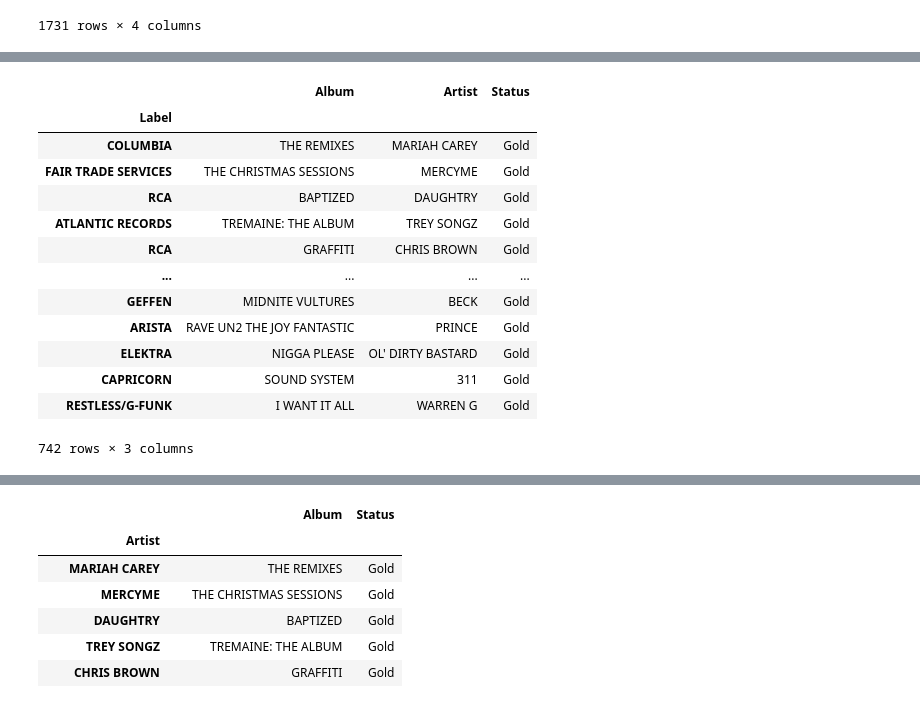
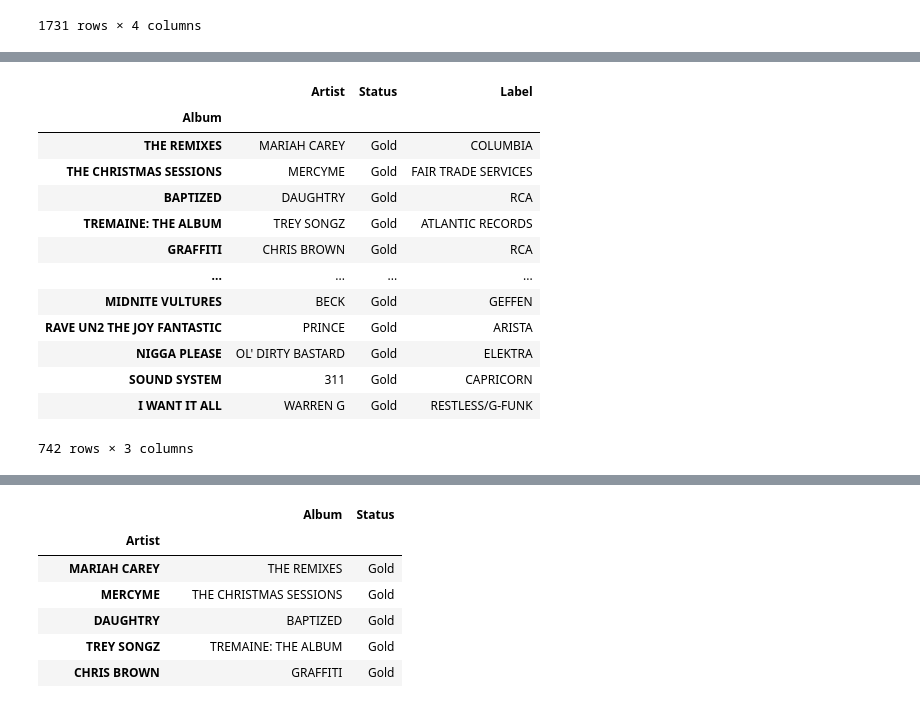
Before and after one commit to samipete/Project-1, a Jupyter notebook: RIAA analysis .ipynb, the cells around one changed output, grey strips where cells are left out. Saved outputs shown, nothing was run; the diff lists cells and outputs as text; code cells hidden in the pictures.

Commit message:
pushing gold cert graphs based on artists and labels

```diff
--- a/RIAA analysis .ipynb
+++ b/RIAA analysis .ipynb
@@ -248,22 +248,22 @@ plt.show()
 # %%
-index=riaa.set_index(["Label"])
+index=riaa.set_index(["Album"])
 index
 test=index["Status"]=="Gold"
 test
 df=index.loc[test[:]]
 df
 # %% [output]
-|  | Album | Artist | Status |
-| Label |  |  |  |
-| COLUMBIA | THE REMIXES | MARIAH CAREY | Gold |
-| FAIR TRADE SERVICES | THE CHRISTMAS SESSIONS | MERCYME | Gold |
-| RCA | BAPTIZED | DAUGHTRY | Gold |
-| ATLANTIC RECORDS | TREMAINE: THE ALBUM | TREY SONGZ | Gold |
-| RCA | GRAFFITI | CHRIS BROWN | Gold |
+|  | Artist | Status | Label |
+| Album |  |  |  |
+| THE REMIXES | MARIAH CAREY | Gold | COLUMBIA |
+| THE CHRISTMAS SESSIONS | MERCYME | Gold | FAIR TRADE SERVICES |
+| BAPTIZED | DAUGHTRY | Gold | RCA |
+| TREMAINE: THE ALBUM | TREY SONGZ | Gold | ATLANTIC RECORDS |
+| GRAFFITI | CHRIS BROWN | Gold | RCA |
 | ... | ... | ... | ... |
-| GEFFEN | MIDNITE VULTURES | BECK | Gold |
-| ARISTA | RAVE UN2 THE JOY FANTASTIC | PRINCE | Gold |
-| ELEKTRA | NIGGA PLEASE | OL' DIRTY BASTARD | Gold |
-| CAPRICORN | SOUND SYSTEM | 311 | Gold |
-| RESTLESS/G-FUNK | I WANT IT ALL | WARREN G | Gold |
+| MIDNITE VULTURES | BECK | Gold | GEFFEN |
+| RAVE UN2 THE JOY FANTASTIC | PRINCE | Gold | ARISTA |
+| NIGGA PLEASE | OL' DIRTY BASTARD | Gold | ELEKTRA |
+| SOUND SYSTEM | 311 | Gold | CAPRICORN |
+| I WANT IT ALL | WARREN G | Gold | RESTLESS/G-FUNK |
 742 rows × 3 columns
```
Also changed, not shown: parts of 9 cells of this notebook, 3 other files.
